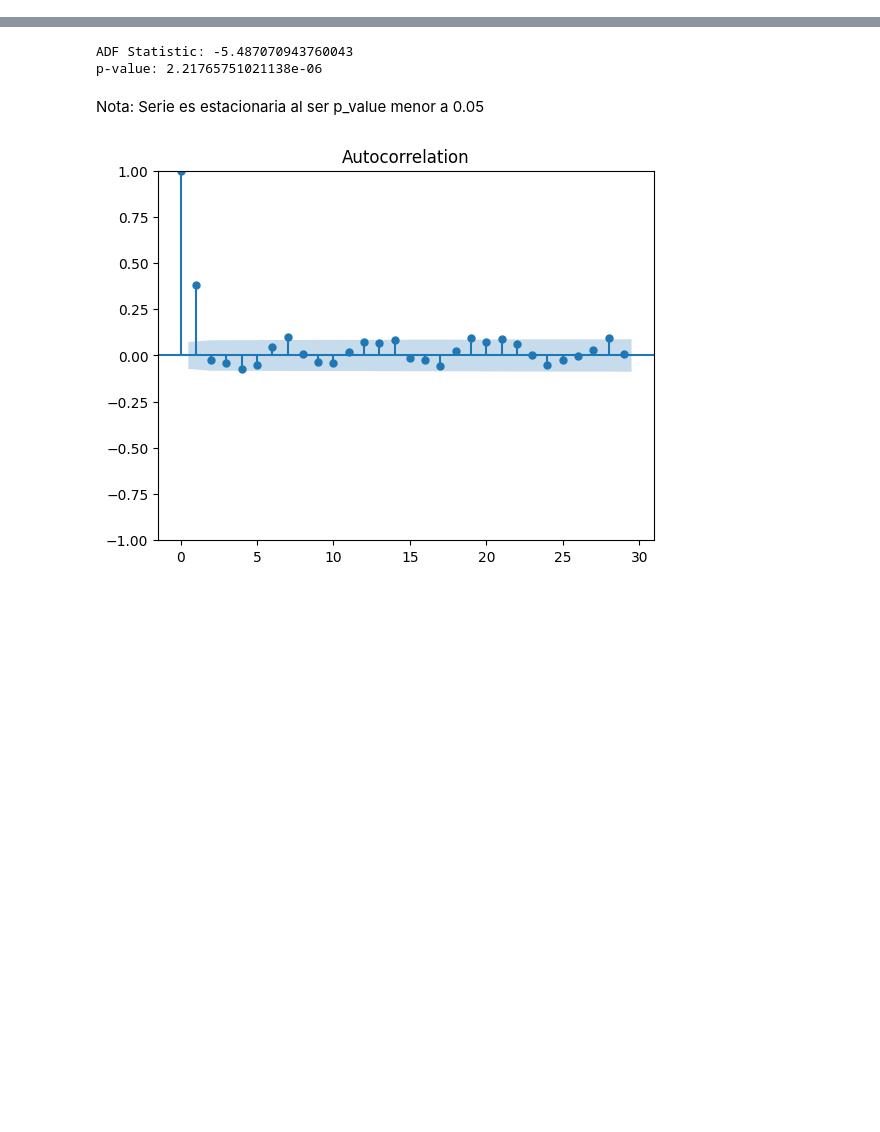
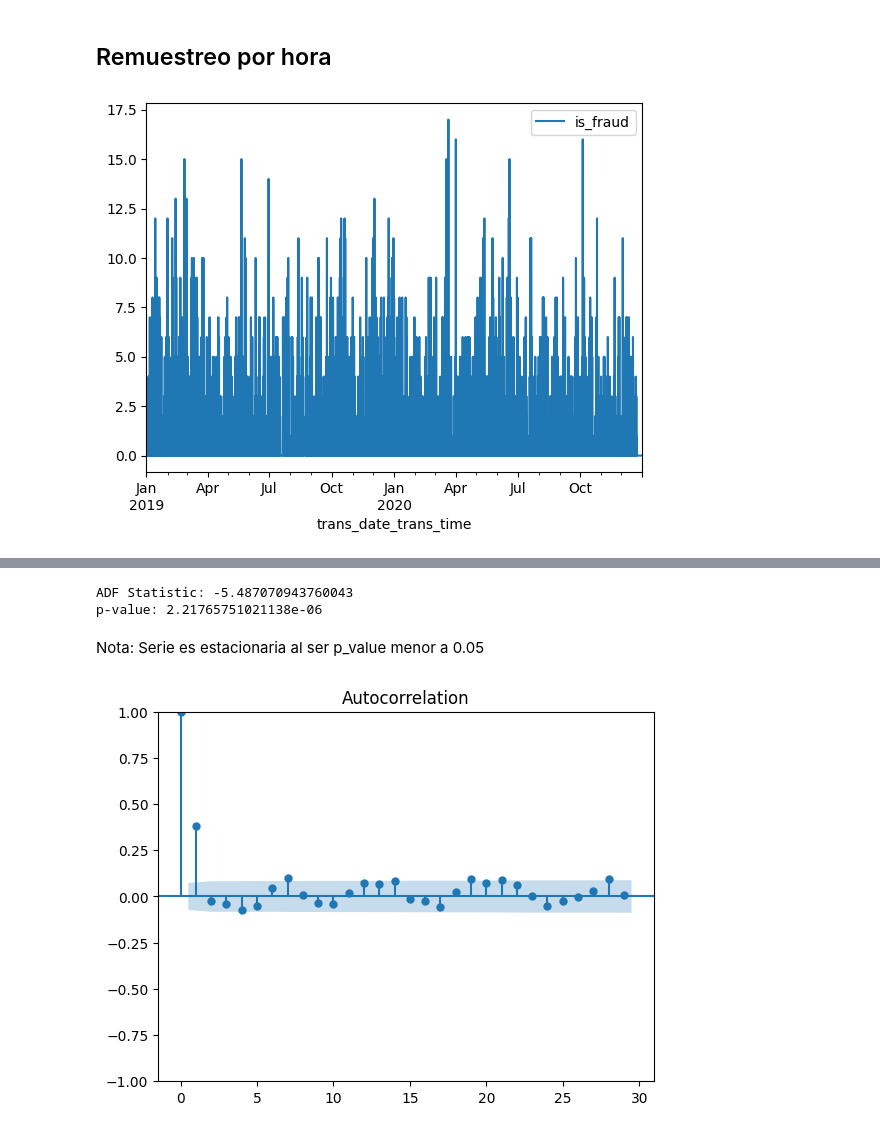
Before and after one commit to No-Country-simulation/c20-70-n-data-bi, a Jupyter notebook: notebooks/Analisis_serie_tmp.ipynb, the cells around one changed output, grey strips where cells are left out. Cells and saved outputs as stored; diff of their text form; code cells hidden in the pictures; blank space fills up the shorter version.

```diff
--- a/notebooks/Analisis_serie_tmp.ipynb
+++ b/notebooks/Analisis_serie_tmp.ipynb
@@ -23,0 +29,3 @@ df_fraudes = data[data['is_fraud'] == 1]
+# %%
+data.set_index('trans_date_trans_time', inplace=True)
+data
@@ -23,0 +51,3 @@ df_fraudes = data[data['is_fraud'] == 1]
+# %%
+# Ordenar el indice
+data.sort_index(inplace=True)
@@ -23,0 +65,11 @@ df_fraudes = data[data['is_fraud'] == 1]
+# %% [markdown]
+## Remuestreo por hora
+# %%
+# Remuestreo por hora
+data = data.resample('1H').sum()
+# %%
+# Visualizar los datos
+data.plot()
+plt.show()
+# %% [output]
+[figure, added]
```
Also changed, not shown: parts of 33 cells of this notebook, 3 other files.
